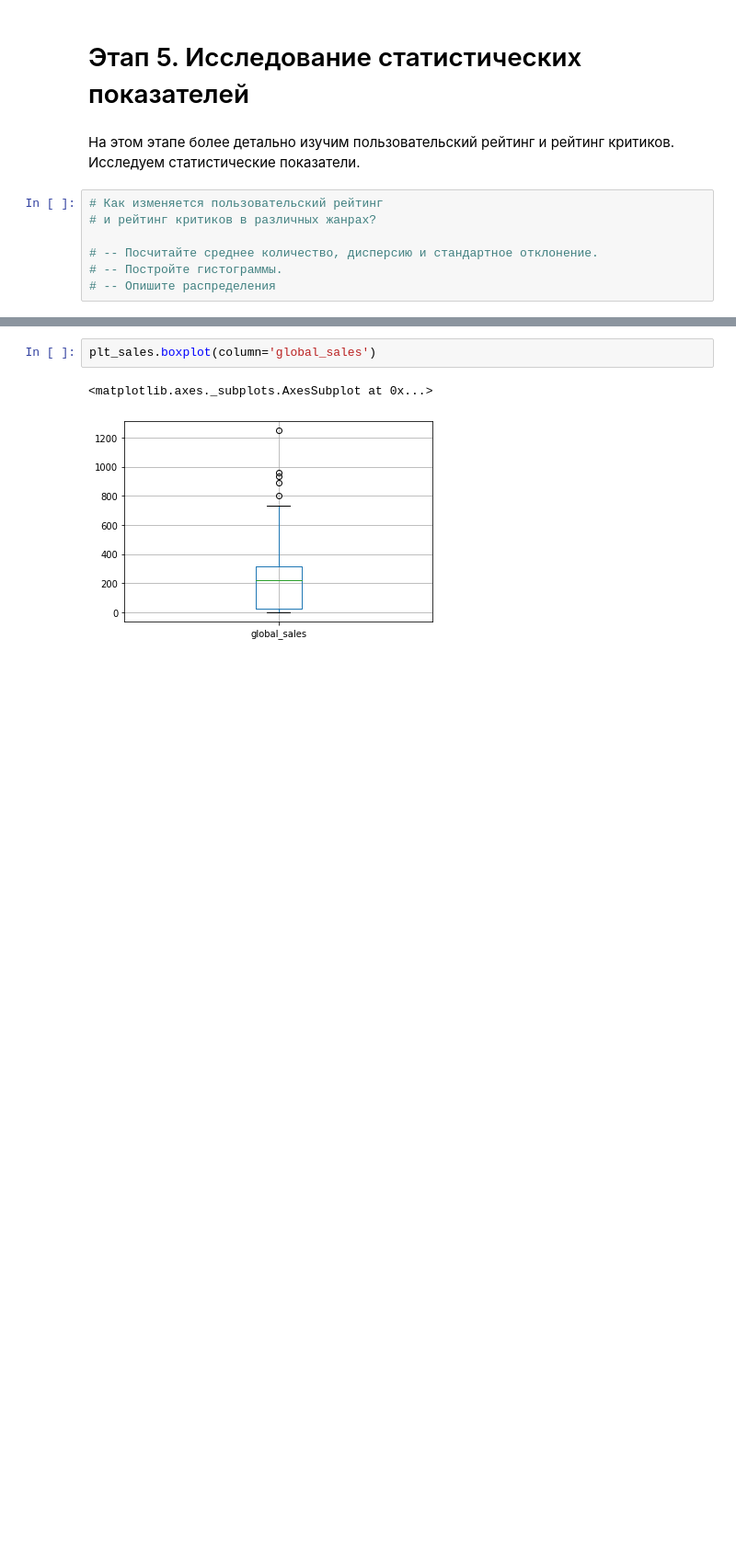
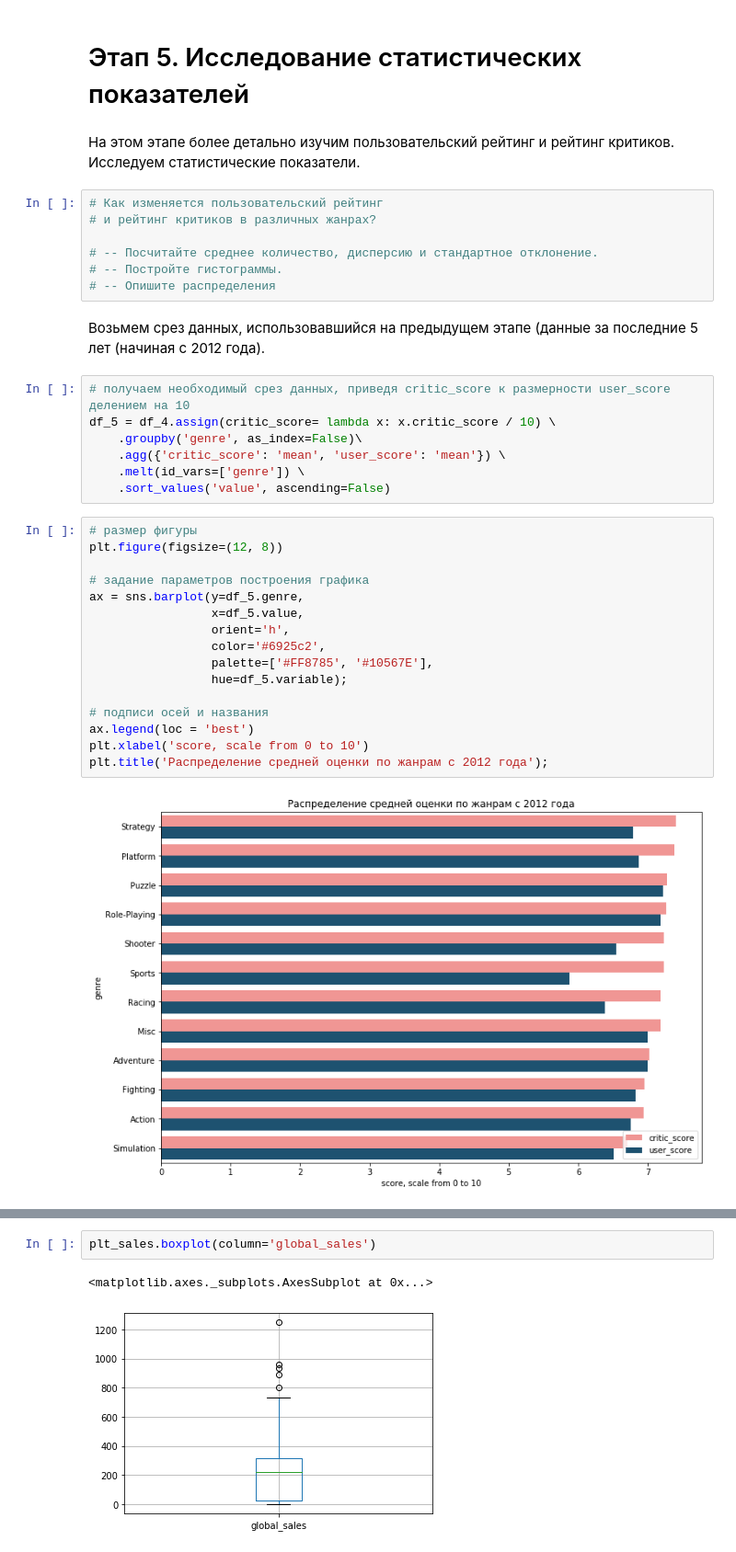
Before and after one commit to nktnlx/data_analysis_portfolio, a Jupyter notebook: video_games_sales.ipynb, the cells around one changed output, grey strips where cells are left out. Shown at 92% size. Drawn from its saved outputs; the diff is of its cells as text; blank space fills up the shorter version.

```diff
--- a/video_games_sales.ipynb
+++ b/video_games_sales.ipynb
@@ -1804,3 +1804,30 @@ plt.title('Распределение продаж игр по регионам
 # -- Посчитайте среднее количество, дисперсию и стандартное отклонение.
 # -- Постройте гистограммы.
 # -- Опишите распределения
+# %% [markdown]
+Возьмем срез данных, использовавшийся на предыдущем этапе (данные за последние 5 лет (начиная с 2012 года).
+# %%
+# получаем необходимый срез данных, приведя critic_score к размерности user_score делением на 10
+df_5 = df_4.assign(critic_score= lambda x: x.critic_score / 10) \
+    .groupby('genre', as_index=False)\
+    .agg({'critic_score': 'mean', 'user_score': 'mean'}) \
+    .melt(id_vars=['genre']) \
+    .sort_values('value', ascending=False)
+# %%
+# размер фигуры
+plt.figure(figsize=(12, 8))
+
+# задание параметров построения графика
+ax = sns.barplot(y=df_5.genre,
+                 x=df_5.value,
+                 orient='h',
+                 color='#6925c2',
+                 palette=['#FF8785', '#10567E'],
+                 hue=df_5.variable);
+
+# подписи осей и названия
+ax.legend(loc = 'best')
+plt.xlabel('score, scale from 0 to 10')
+plt.title('Распределение средней оценки по жанрам с 2012 года');
+# %% [output]
+[figure, added]
```
Also changed, not shown: parts of 8 cells of this notebook.
